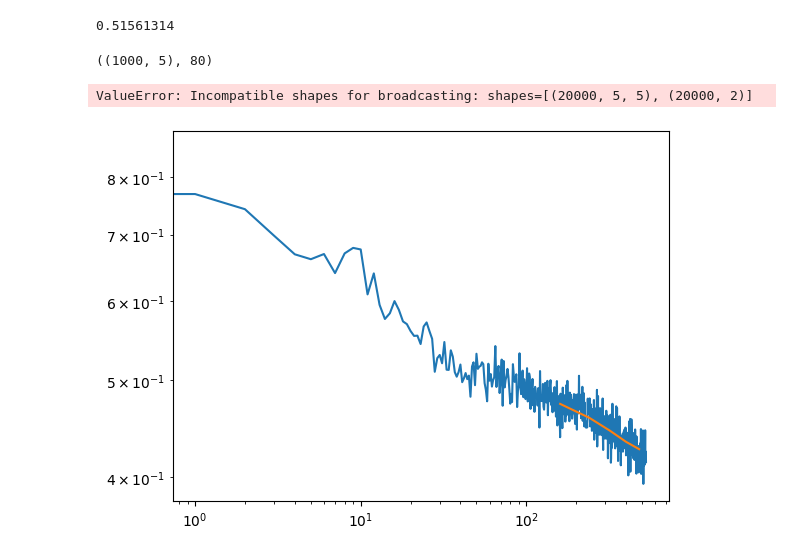
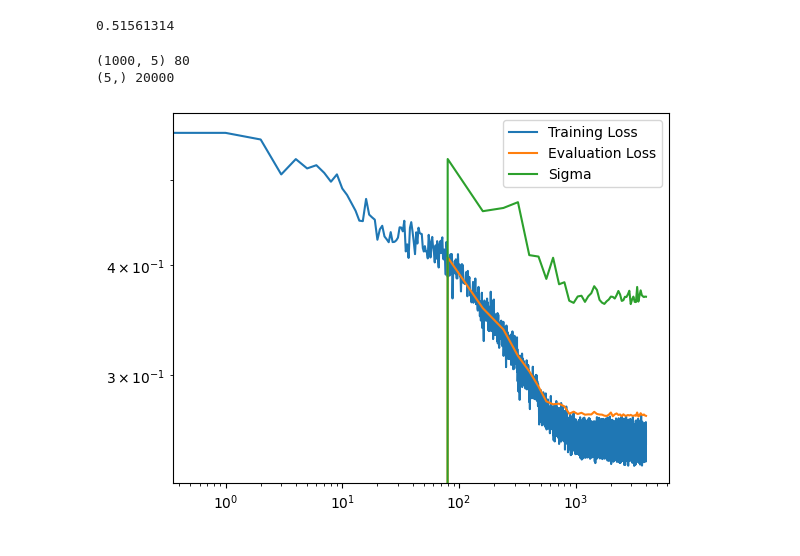
Before and after one commit to harveyThomas4692/jax_metric_CalabiYau, a Jupyter notebook: testingArea.ipynb, the cells around one changed output. Cells and saved outputs as stored; diff of their text form; code cells hidden in the pictures.

Commit message:
Sigma Measure
Have included the sigma measure

```diff
--- a/testingArea.ipynb
+++ b/testingArea.ipynb
@@ -73,7 +73,3 @@ kappa_val = jm.metrics.kappa(proj_facts,k_mod, poly, points)
 print(kappa_val)
 # %% [output]
 0.51561314
-# %%
-phi = lambda pt: jm.training.apply_model_real(model,params,pt)
-
-phi2 = lambda pt: jm.training.apply_model(model,params,pt)
@@ -92,9 +86,11 @@ def batch_data(data, batch_size):
 
 ptsBatched = batch_data(train_points, 1000)
 
-ptsBatched[0].shape,len(ptsBatched)
+print(ptsBatched[0].shape,len(ptsBatched))
+print(eval_points[0].shape,len(eval_points))
 # %% [output]
-((1000, 5), 80)
+(1000, 5) 80
+(5,) 20000
 # %%
 def replace_nan_grads(gradients, replacement_value=1e-8):
     def replace(grad):
@@ -116,7 +112,7 @@ def nan_replacement_transform(replacement_value=1e-6):
     return optax.GradientTransformation(init_fn, update_fn)
 
 optimiser = optax.chain(
-optax.clip(1.),
+optax.clip(1e-2),
 #soap(learning_rate=1e-6),
 #optax.clip_by_block_rms(1e-2),
 optax.adam(learning_rate=1e-2),
@@ -139,15 +135,18 @@ def train_step(state,x):
 
 @jax.jit
 def evaluate_step(state,x):
-  return jm.losses.loss_ma(model, state.params,proj_facts,k_mod, poly, kappa_val, x)
+  loss = jm.losses.loss_ma(model, state.params,proj_facts,k_mod, poly, kappa_val, x)
+  sigma = jm.losses.sigma_measure(model, state.params,proj_facts,k_mod, poly, kappa_val, x)
+  return loss, sigma
 # %%
 # Train the model
-eval = evaluate_step(my_state,eval_points)
+eval, sig = evaluate_step(my_state,eval_points)
 loss = []
-lossEval = []
-pbar = tqdm(range(100))
+lossEval = [[eval,0]]
+sigma = [[sig,0]]
+pbar = tqdm(range(50))
 batchNum = len(ptsBatched)
-pbar.set_description(f"Last Eval Loss {eval} | Batch {0}/{batchNum+1}  | Batch Loss: NA")
+pbar.set_description(f"Last Eval Loss {eval} | Last Eval Sigma {sig}  | Batch {0}/{batchNum+1}  | Batch Loss: NA")
 
 for i in pbar:
   order = np.array(range(batchNum))
@@ -156,23 +155,25 @@ for i in pbar:
   for j in order:
     k+=1
     my_state, l = train_step(my_state, ptsBatched[j])
-    pbar.set_description(f"Last Eval Loss {eval} | Batch {k}/{batchNum+1}  | Batch Loss: {l}" )
+    pbar.set_description(f"Last Eval Loss {eval} | Last Eval Sigma {sig} | Batch {k}/{batchNum+1}  | Batch Loss: {l}" )
     loss.append(l)
-  eval = evaluate_step(my_state,eval_points)
+  eval, sig = evaluate_step(my_state,eval_points)
   lossEval.append([(i+1)*batchNum,eval])
+  sigma.append([(i+1)*batchNum,sig])
 
 lossEval = np.array(lossEval)
 loss = jnp.array(loss)
-# %% [output]
-ValueError: Incompatible shapes for broadcasting: shapes=[(20000, 5, 5), (20000, 2)]
 # %%
 lossEval=jnp.array(lossEval)
 loss = jnp.array(loss)
+sigma = jnp.array(sigma)
 # %%
-plt.plot((loss[2:]))
-plt.plot(lossEval[1:,0],(lossEval[1:,1]))
+plt.plot(loss, label='Training Loss')
+plt.plot(lossEval[:,0], lossEval[:,1], label='Evaluation Loss')
+plt.plot(sigma[:,0], sigma[:,1], label='Sigma')
 plt.xscale('log')
 plt.yscale('log')
+plt.legend()
 plt.show()
 # %% [output]
-[figure, old version]
+[figure, new version]
```
Also changed, not shown: parts of 2 cells of this notebook, 4 other files.
